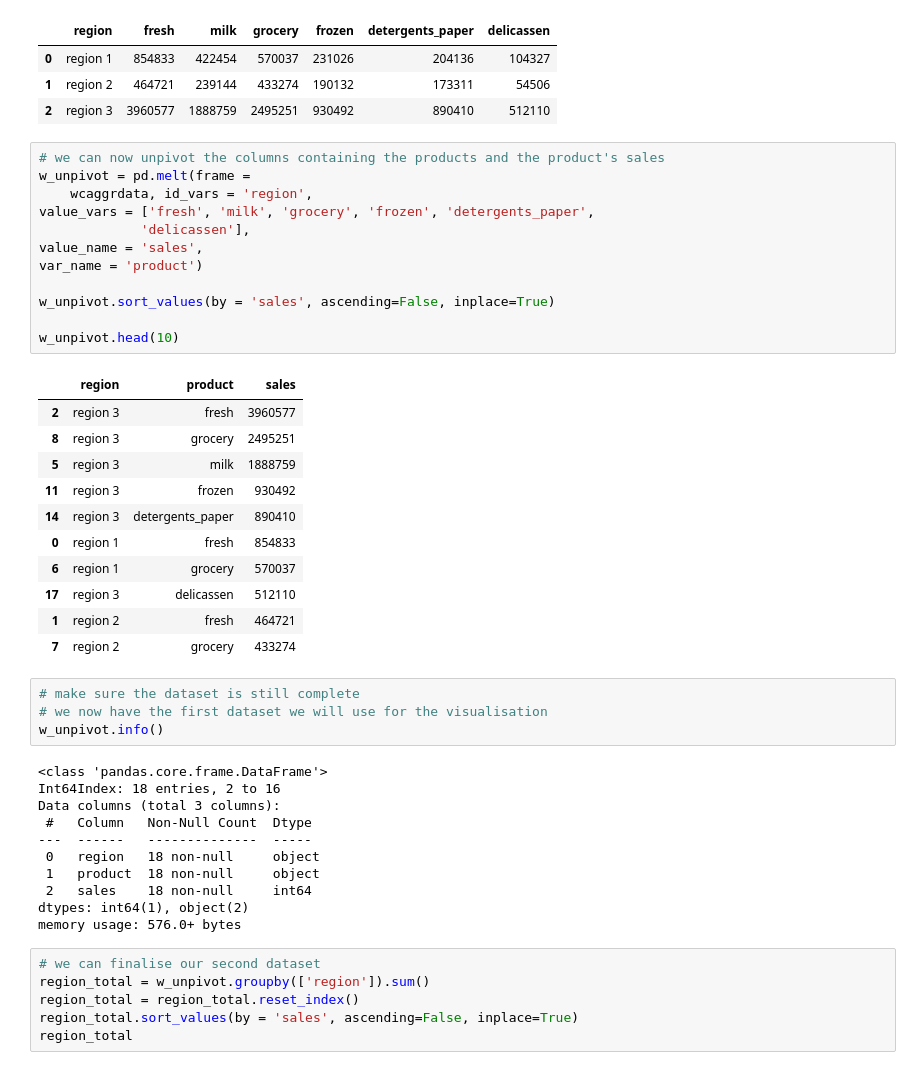
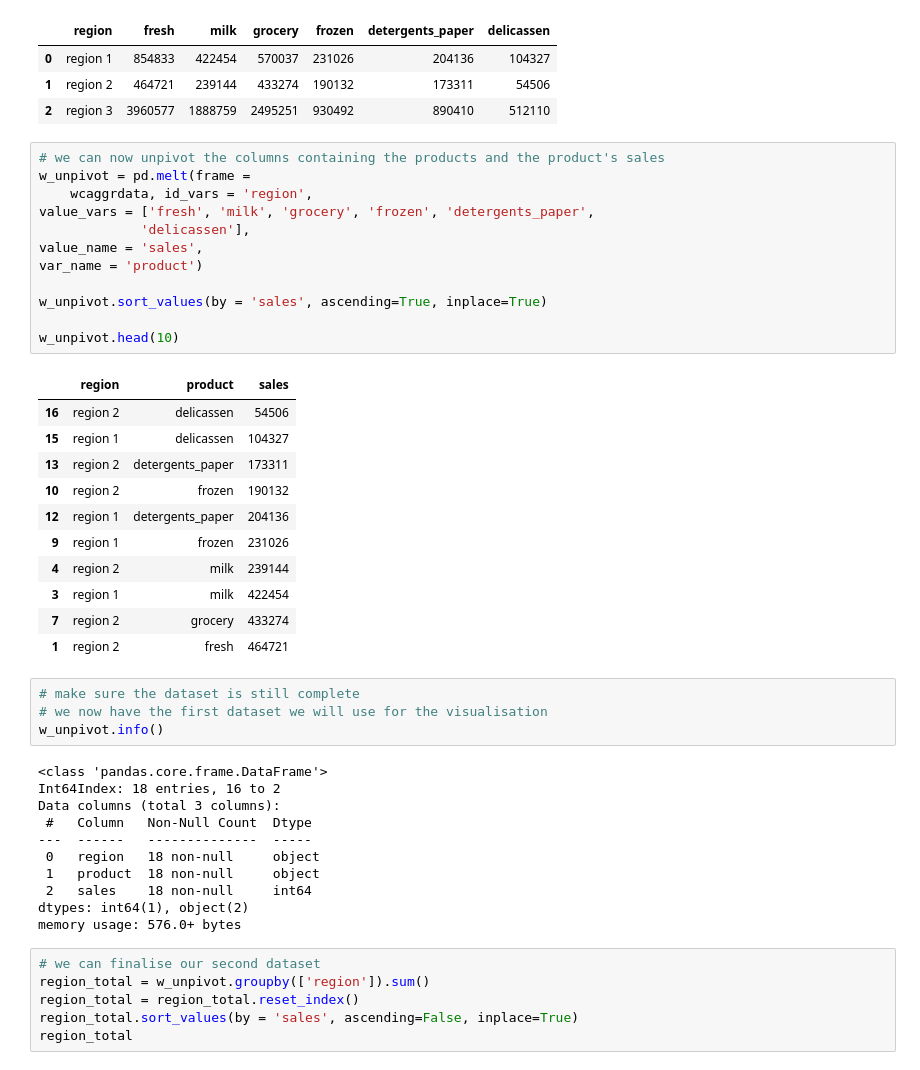
Before and after one commit to m6rie/python_analytics, a Jupyter notebook: case_study/wholesale_customers/wholesale_customers.ipynb, the cells around one changed output. Cells and saved outputs as stored; diff of their text form.

```diff
--- a/case_study/wholesale_customers/wholesale_customers.ipynb
+++ b/case_study/wholesale_customers/wholesale_customers.ipynb
@@ -112,34 +112,34 @@ wcaggrdata
 # %%
 # we can now unpivot the columns containing the products and the product's sales
 w_unpivot = pd.melt(frame =
     wcaggrdata, id_vars = 'region',
 value_vars = ['fresh', 'milk', 'grocery', 'frozen', 'detergents_paper',
              'delicassen'],
 value_name = 'sales',
 var_name = 'product')
 
-w_unpivot.sort_values(by = 'sales', ascending=False, inplace=True)
+w_unpivot.sort_values(by = 'sales', ascending=True, inplace=True)
 
 w_unpivot.head(10)
 # %% [output]
 |  | region | product | sales |
-| 2 | region 3 | fresh | 3960577 |
-| 8 | region 3 | grocery | 2495251 |
-| 5 | region 3 | milk | 1888759 |
-| 11 | region 3 | frozen | 930492 |
-| 14 | region 3 | detergents_paper | 890410 |
-| 0 | region 1 | fresh | 854833 |
-| 6 | region 1 | grocery | 570037 |
-| 17 | region 3 | delicassen | 512110 |
+| 16 | region 2 | delicassen | 54506 |
+| 15 | region 1 | delicassen | 104327 |
+| 13 | region 2 | detergents_paper | 173311 |
+| 10 | region 2 | frozen | 190132 |
+| 12 | region 1 | detergents_paper | 204136 |
+| 9 | region 1 | frozen | 231026 |
+| 4 | region 2 | milk | 239144 |
+| 3 | region 1 | milk | 422454 |
+| 7 | region 2 | grocery | 433274 |
 | 1 | region 2 | fresh | 464721 |
-| 7 | region 2 | grocery | 433274 |
 # %%
 # make sure the dataset is still complete
 # we now have the first dataset we will use for the visualisation
 w_unpivot.info()
 # %% [output]
 <class 'pandas.core.frame.DataFrame'>
-Int64Index: 18 entries, 2 to 16
+Int64Index: 18 entries, 16 to 2
 Data columns (total 3 columns):
  #   Column   Non-Null Count  Dtype
 ---  ------   --------------  -----
```
Also changed, not shown: parts of 1 cell of this notebook.
